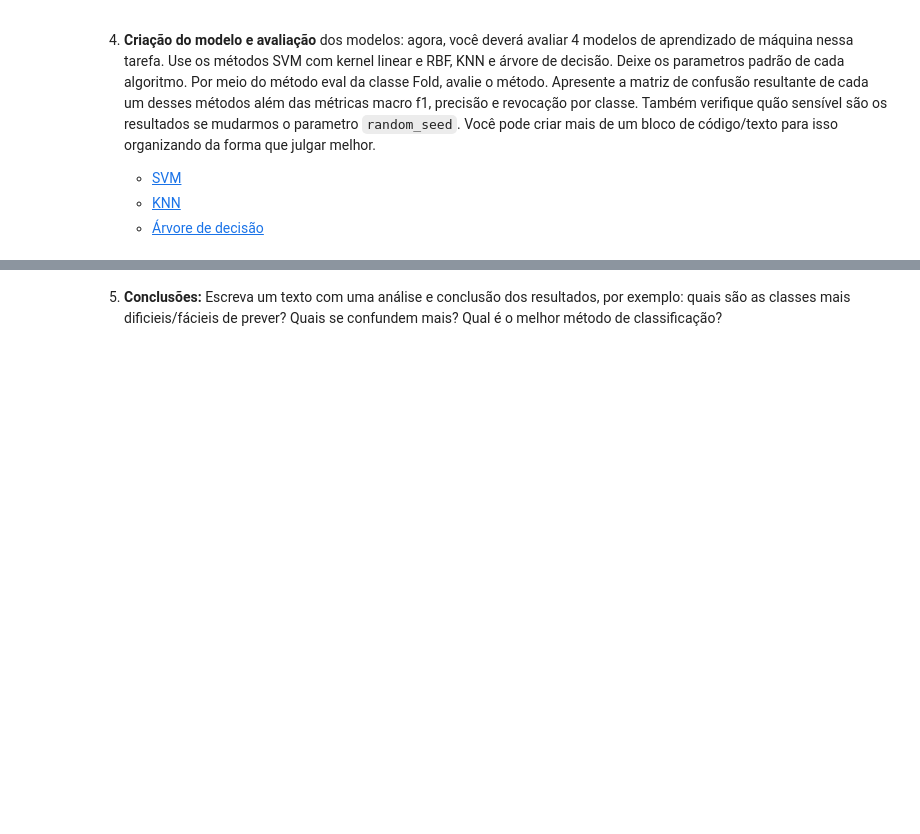
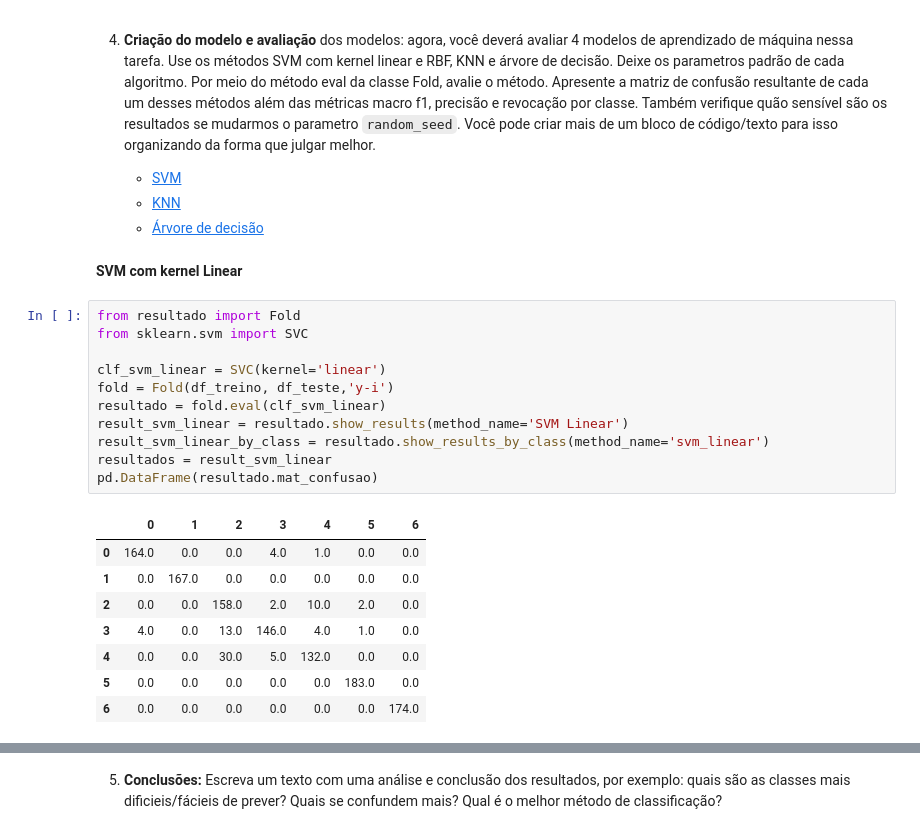
Before and after one commit to lucashuati/machine-learnig, a Jupyter notebook: pratica3/Avaliação - Classificação de Imagens.ipynb, the cells around one changed output, grey strips where cells are left out. Drawn from its saved outputs; the diff is of its cells as text; blank space fills up the shorter version.

```diff
--- a/pratica3/Avaliação - Classificação de Imagens.ipynb
+++ b/pratica3/Avaliação - Classificação de Imagens.ipynb
@@ -125,3 +149,25 @@ A matriz de confusão já está implementada, as demais possuem algo para você
         <li><a href="https://scikit-learn.org/stable/modules/generated/sklearn.neighbors.KNeighborsClassifier.html">KNN</a></li>
     <li><a href="https://scikit-learn.org/stable/modules/generated/sklearn.tree.DecisionTreeClassifier.html">Árvore de decisão</a></li>
     </ul>
+# %% [markdown]
+**SVM com kernel Linear**
+# %%
+from resultado import Fold
+from sklearn.svm import SVC
+
+clf_svm_linear = SVC(kernel='linear')
+fold = Fold(df_treino, df_teste,'y-i')
+resultado = fold.eval(clf_svm_linear)
+result_svm_linear = resultado.show_results(method_name='SVM Linear')
+result_svm_linear_by_class = resultado.show_results_by_class(method_name='svm_linear')
+resultados = result_svm_linear
+pd.DataFrame(resultado.mat_confusao)
+# %% [output]
+|  | 0 | 1 | 2 | 3 | 4 | 5 | 6 |
+| 0 | 164.0 | 0.0 | 0.0 | 4.0 | 1.0 | 0.0 | 0.0 |
+| 1 | 0.0 | 167.0 | 0.0 | 0.0 | 0.0 | 0.0 | 0.0 |
+| 2 | 0.0 | 0.0 | 158.0 | 2.0 | 10.0 | 2.0 | 0.0 |
+| 3 | 4.0 | 0.0 | 13.0 | 146.0 | 4.0 | 1.0 | 0.0 |
+| 4 | 0.0 | 0.0 | 30.0 | 5.0 | 132.0 | 0.0 | 0.0 |
+| 5 | 0.0 | 0.0 | 0.0 | 0.0 | 0.0 | 183.0 | 0.0 |
+| 6 | 0.0 | 0.0 | 0.0 | 0.0 | 0.0 | 0.0 | 174.0 |
```
Also changed, not shown: parts of 12 cells of this notebook, 1 other file.
